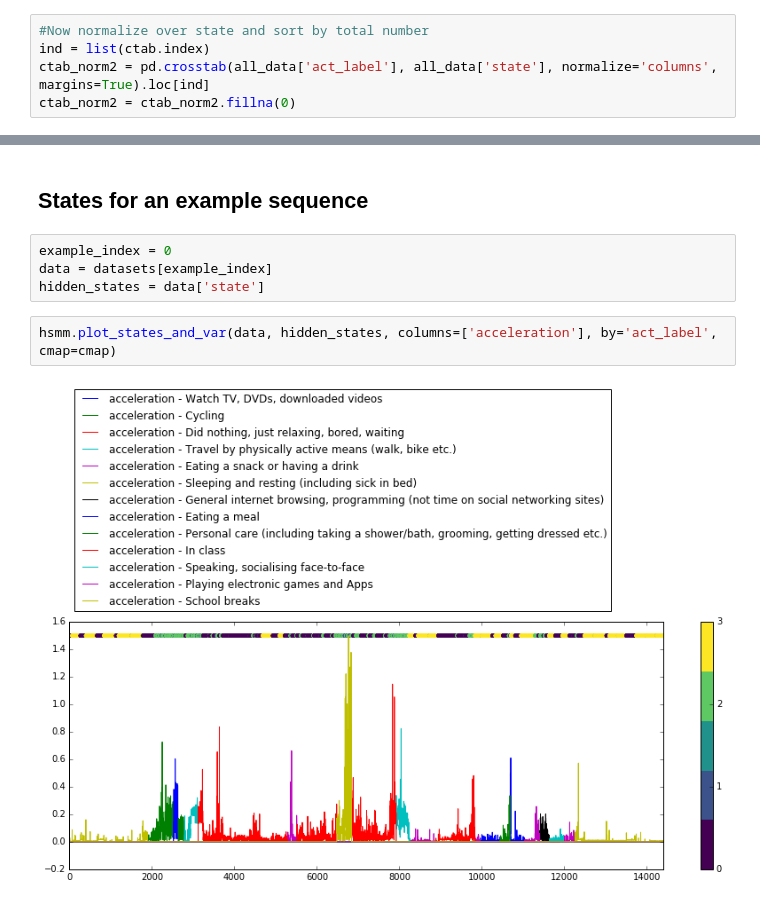
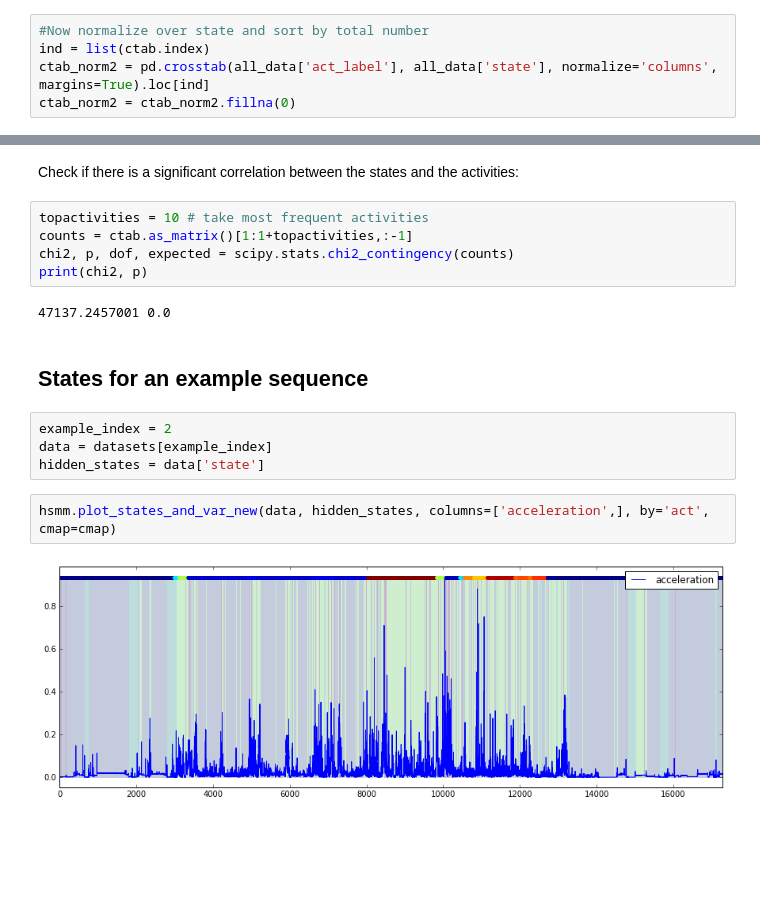
Before and after one commit to wadpac/hsmm4acc, a Jupyter notebook: notebooks/workflow/2_AnalyseResults.ipynb, the cells around one changed output, grey strips where cells are left out. Cells and saved outputs as stored; diff of their text form; blank space fills up the shorter version.

```diff
--- a/notebooks/workflow/2_AnalyseResults.ipynb
+++ b/notebooks/workflow/2_AnalyseResults.ipynb
@@ -154,11 +158,20 @@ ctab_norm2.style.background_gradient(cmap='BuGn',axis=0)
+# %% [markdown]
+Check if there is a significant correlation between the states and the activities:
+# %%
+topactivities = 10 # take most frequent activities
+counts = ctab.as_matrix()[1:1+topactivities,:-1]
+chi2, p, dof, expected = scipy.stats.chi2_contingency(counts)
+print(chi2, p)
+# %% [output]
+47137.2457001 0.0
 # %% [markdown]
 ## States for an example sequence
 # %%
-example_index = 0
+example_index = 2
 data = datasets[example_index]
 hidden_states = data['state']
 # %%
-hsmm.plot_states_and_var(data, hidden_states, columns=['acceleration'], by='act_label', cmap=cmap)
+hsmm.plot_states_and_var_new(data, hidden_states, columns=['acceleration',], by='act', cmap=cmap)
 # %% [output]
-[figure, old version]
+[figure, new version]
 # %%
```
Also changed, not shown: parts of 9 cells of this notebook.
